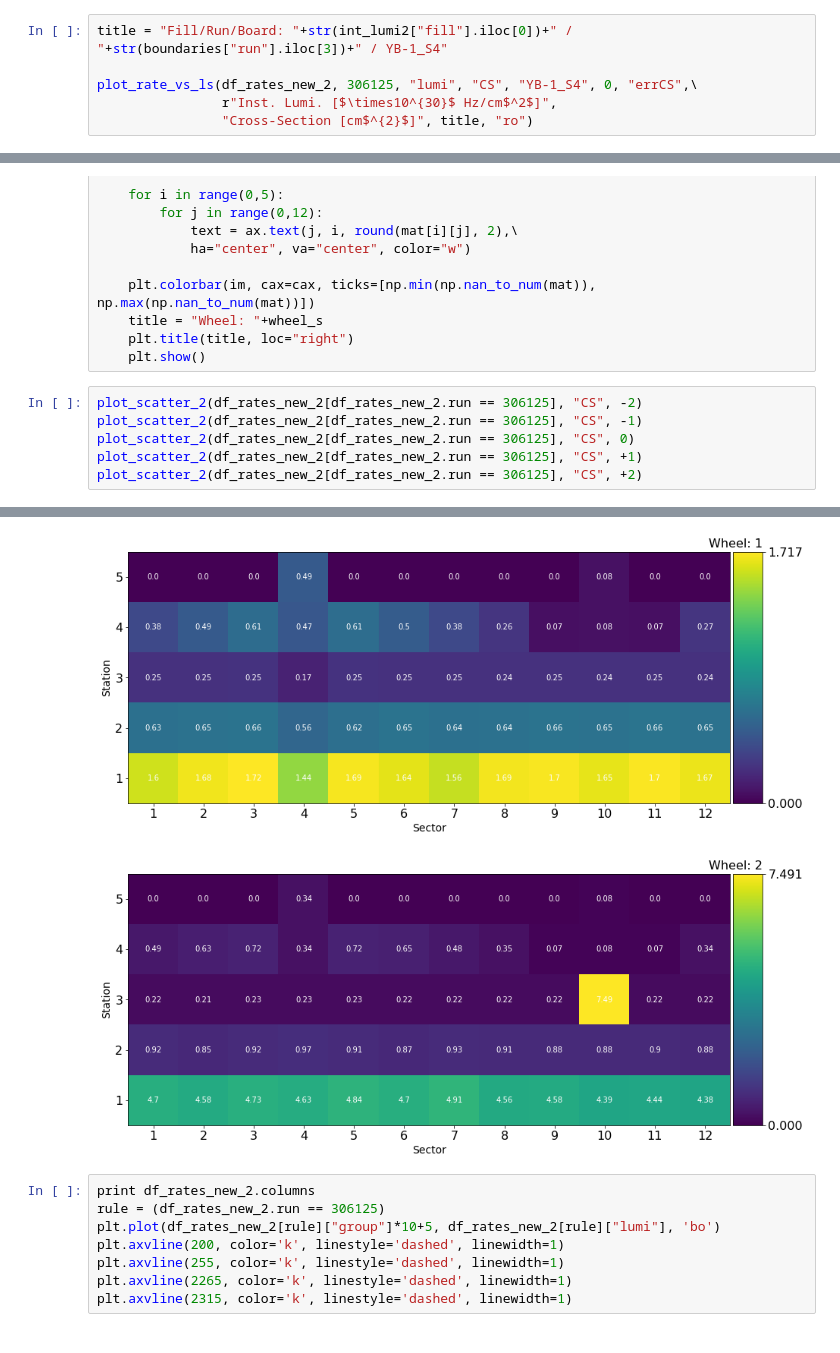
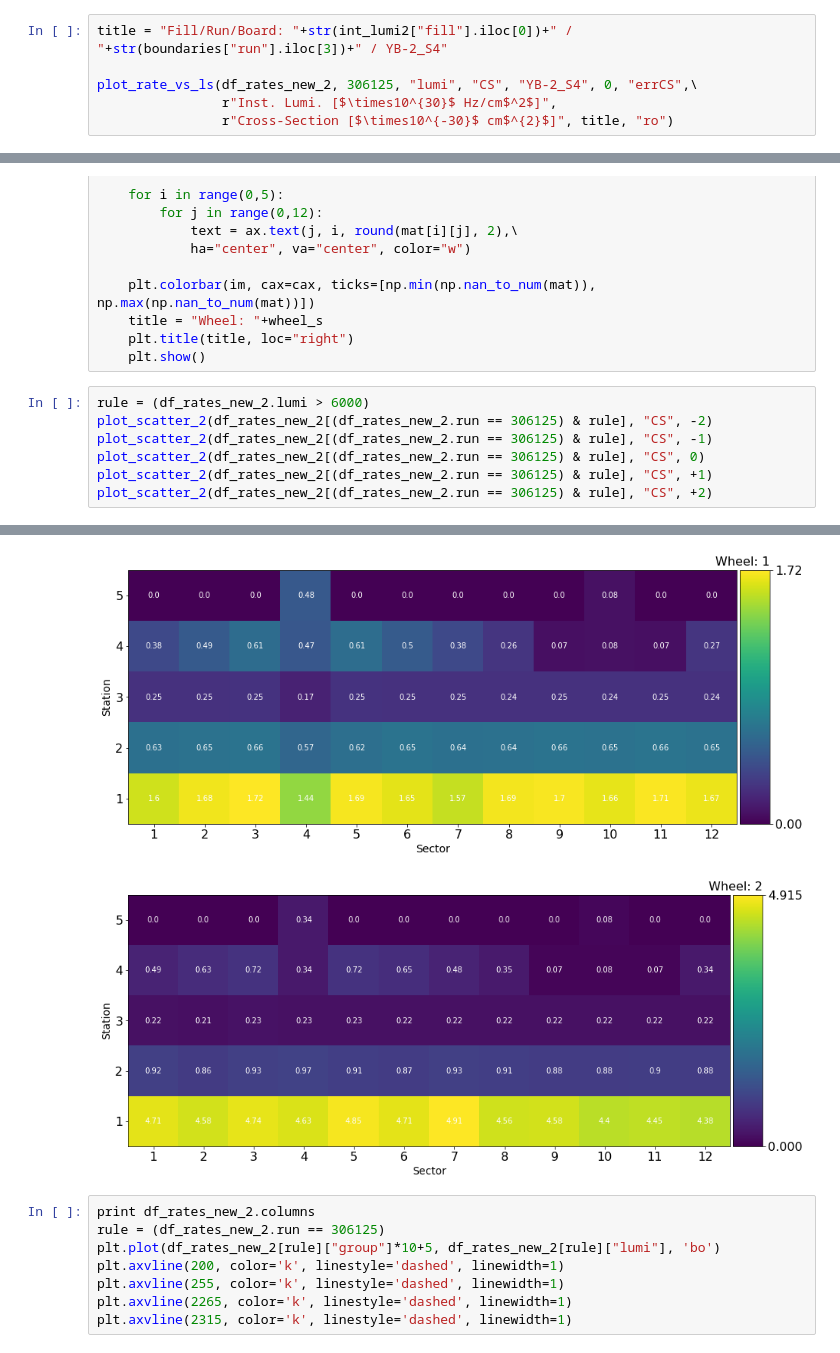
Before and after one commit to bapavlov/L1MTriggerRateMonitoringWithML, a Jupyter notebook: dt_trigger_monitoring_training.ipynb, the cells around one changed output, grey strips where cells are left out. Drawn from its saved outputs; the diff is of its cells as text.

```diff
--- a/dt_trigger_monitoring_training.ipynb
+++ b/dt_trigger_monitoring_training.ipynb
@@ -731,9 +731,9 @@ plot_rate_vs_ls_2(temp1, temp2, "lumi", "DT5", 0, "errDT5", r"Inst. Lumi. [$\tim
 [figure]
 [figure]
 # %%
-title = "Fill/Run/Board: "+str(int_lumi2["fill"].iloc[0])+" / "+str(boundaries["run"].iloc[3])+" / YB-1_S4"
+title = "Fill/Run/Board: "+str(int_lumi2["fill"].iloc[0])+" / "+str(boundaries["run"].iloc[3])+" / YB-2_S4"
 
-plot_rate_vs_ls(df_rates_new_2, 306125, "lumi", "CS", "YB-1_S4", 0, "errCS",\
+plot_rate_vs_ls(df_rates_new_2, 306125, "lumi", "CS", "YB-2_S4", 0, "errCS",\
                 r"Inst. Lumi. [$\times10^{30}$ Hz/cm$^2$]",
-                "Cross-Section [cm$^{2}$]", title, "ro")
+                r"Cross-Section [$\times10^{-30}$ cm$^{2}$]", title, "ro")
 # %% [output]
@@ -789,9 +789,10 @@ def plot_scatter_2(df, arg, wheel):
     plt.title(title, loc="right")
     plt.show()
 # %%
-plot_scatter_2(df_rates_new_2[df_rates_new_2.run == 306125], "CS", -2)
-plot_scatter_2(df_rates_new_2[df_rates_new_2.run == 306125], "CS", -1)
-plot_scatter_2(df_rates_new_2[df_rates_new_2.run == 306125], "CS", 0)
-plot_scatter_2(df_rates_new_2[df_rates_new_2.run == 306125], "CS", +1)
-plot_scatter_2(df_rates_new_2[df_rates_new_2.run == 306125], "CS", +2)
+rule = (df_rates_new_2.lumi > 6000)
+plot_scatter_2(df_rates_new_2[(df_rates_new_2.run == 306125) & rule], "CS", -2)
+plot_scatter_2(df_rates_new_2[(df_rates_new_2.run == 306125) & rule], "CS", -1)
+plot_scatter_2(df_rates_new_2[(df_rates_new_2.run == 306125) & rule], "CS", 0)
+plot_scatter_2(df_rates_new_2[(df_rates_new_2.run == 306125) & rule], "CS", +1)
+plot_scatter_2(df_rates_new_2[(df_rates_new_2.run == 306125) & rule], "CS", +2)
 # %% [output]
@@ -801,5 +802,5 @@ plot_scatter_2(df_rates_new_2[df_rates_new_2.run == 306125], "CS", +2)
-[figure, old version]
+[figure, new version]
-[figure, old version]
+[figure, new version]
 # %%
 print df_rates_new_2.columns
 rule = (df_rates_new_2.run == 306125)
```
Also changed, not shown: parts of 5 cells of this notebook.
